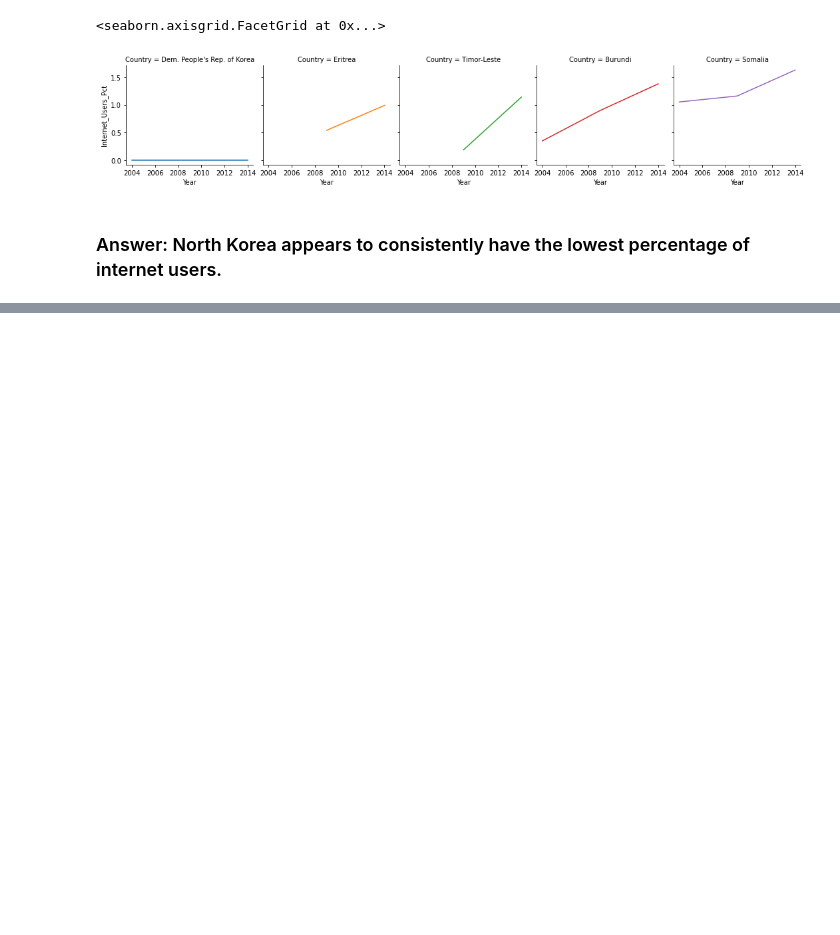
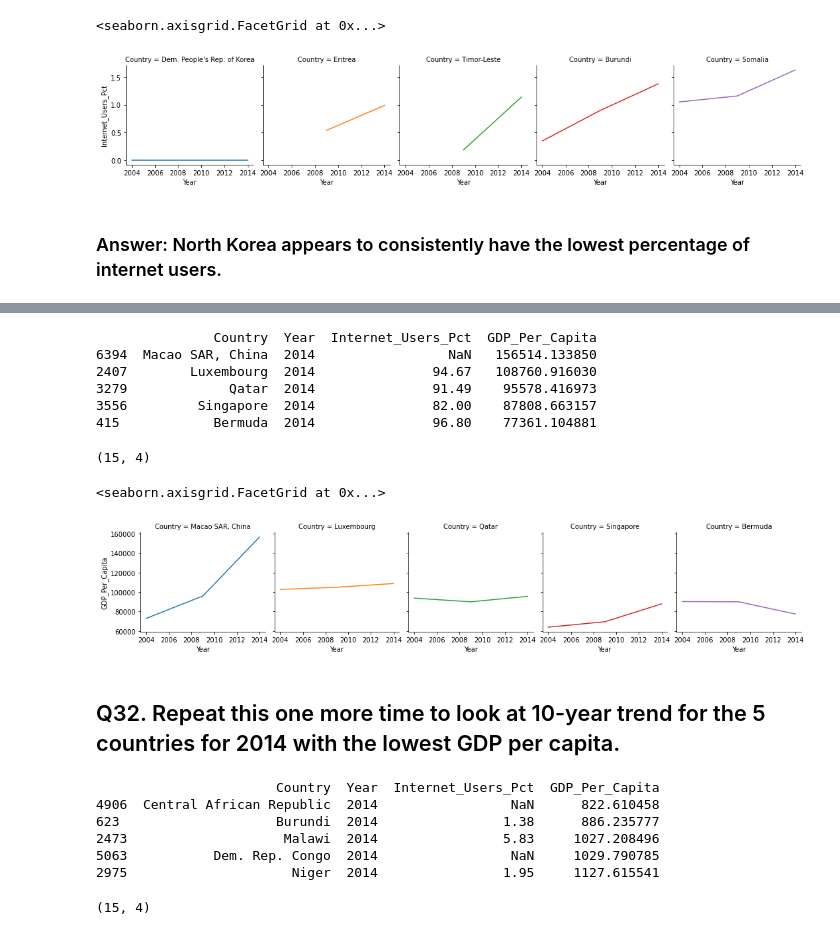
Before and after one commit to ANW16/gdp_and_internet_usage_python, a Jupyter notebook: notebook/gdp_and_internet_usage_notebook.ipynb, the cells around one changed output, grey strips where cells are left out. Drawn from its saved outputs; the diff is of its cells as text; code cells hidden in the pictures; blank space fills up the shorter version.

```diff
--- a/notebook/gdp_and_internet_usage_notebook.ipynb
+++ b/notebook/gdp_and_internet_usage_notebook.ipynb
@@ -419,0 +422,44 @@ b.map(sns.lineplot, 'Year', 'Internet_Users_Pct')
+# %%
+t5gdp = (gdp_internet_2014.sort_values('GDP_Per_Capita', ascending=False)).head(5)
+print(t5gdp)
+# %% [output]
+               Country  Year  Internet_Users_Pct  GDP_Per_Capita
+6394  Macao SAR, China  2014                 NaN   156514.133850
+2407        Luxembourg  2014               94.67   108760.916030
+3279             Qatar  2014               91.49    95578.416973
+3556         Singapore  2014               82.00    87808.663157
+415            Bermuda  2014               96.80    77361.104881
+# %%
+top_5_gdp = pd.merge(t5gdp.Country, gdp_and_internet_use, on=['Country'])
+top_5_gdp = top_5_gdp[(top_5_gdp['Year'] == 2004) |
+                      (top_5_gdp['Year'] == 2009) |
+                      (top_5_gdp['Year'] == 2014)]
+top_5_gdp.shape
+# %% [output]
+(15, 4)
+# %%
+tgdp = sns.FacetGrid(top_5_gdp, col='Country', hue='Country')
+tgdp.map(sns.lineplot, 'Year', 'GDP_Per_Capita')
+# %% [output]
+<seaborn.axisgrid.FacetGrid at 0x...>
+[figure, added]
+# %% [markdown]
+## Q32. Repeat this one more time to look at 10-year trend for the 5 countries for 2014 with the lowest GDP per capita.
+# %%
+b5gdp = (gdp_internet_2014.sort_values('GDP_Per_Capita', ascending=True)).head(5)
+print(b5gdp)
+# %% [output]
+                       Country  Year  Internet_Users_Pct  GDP_Per_Capita
+4906  Central African Republic  2014                 NaN      822.610458
+623                    Burundi  2014                1.38      886.235777
+2473                    Malawi  2014                5.83     1027.208496
+5063           Dem. Rep. Congo  2014                 NaN     1029.790785
+2975                     Niger  2014                1.95     1127.615541
+# %%
+bottom_5_gdp = pd.merge(b5gdp.Country, gdp_and_internet_use, on=['Country'])
+bottom_5_gdp = bottom_5_gdp[(bottom_5_gdp['Year'] == 2004) |
+                            (bottom_5_gdp['Year'] == 2009) |
+                            (bottom_5_gdp['Year'] == 2014)]
+bottom_5_gdp.shape
+# %% [output]
+(15, 4)
```
Also changed, not shown: parts of 2 cells of this notebook.
